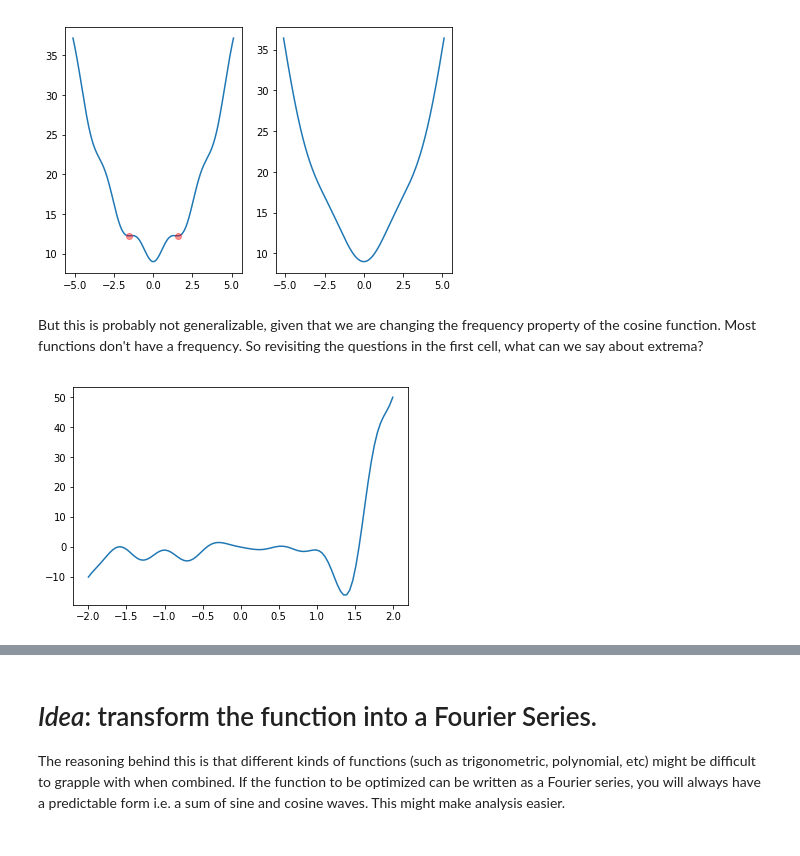
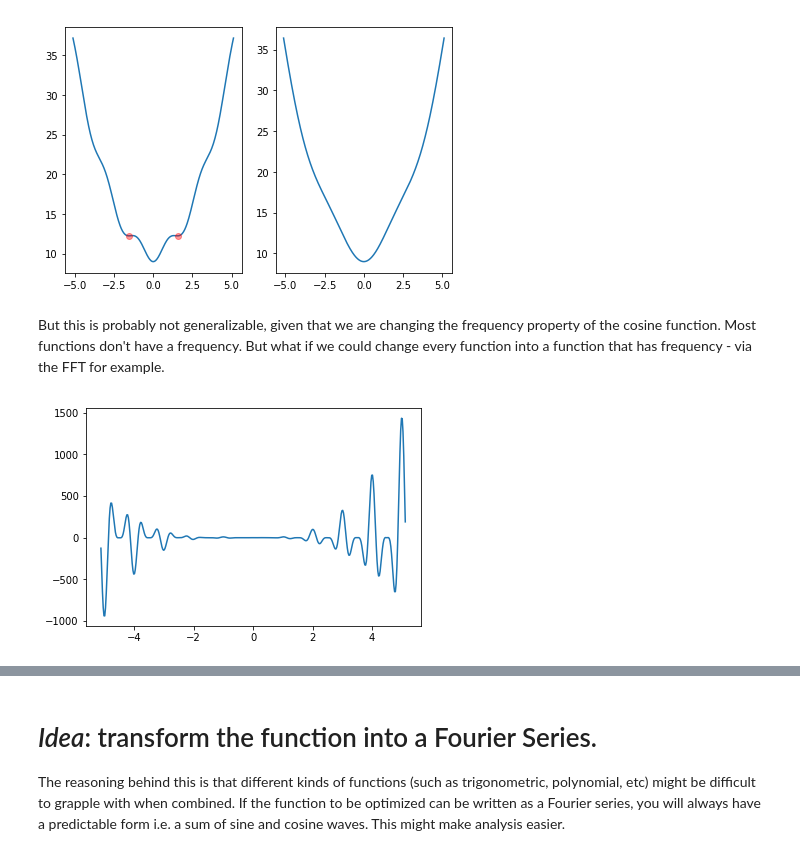
Before and after one commit to ZenPylon/intro-ml-python, a Jupyter notebook: Extrema-Flattening.ipynb, the cells around one changed output, grey strips where cells are left out. Saved outputs shown, nothing was run; the diff lists cells and outputs as text; code cells hidden in the pictures.

```diff
--- a/Extrema-Flattening.ipynb
+++ b/Extrema-Flattening.ipynb
@@ -64,12 +65,11 @@ plt.show()
 # %% [output]
 [figure]
 # %% [markdown]
-But this is probably not generalizable, given that we are changing the frequency property of the cosine function.  Most functions don't have a frequency.  So revisiting the questions in the first cell, what can we say about extrema?
+But this is probably not generalizable, given that we are changing the frequency property of the cosine function.  Most functions don't have a frequency.  But what if we could change every function into a function that has frequency - via the FFT for example.
 # %%
-
-y = (5 * np.cos(np.pi*x) + 2*np.cos(2 * np.pi*x) - 2 * np.cos(3 * np.pi*x)) * (x**3 + x**2 - x)
-x = np.linspace(-2, 2, 100)
+# Complicated function
+y = (3 * np.cos(1 * 2*np.pi*x) + 5*np.cos(2 * 2*np.pi*x) + 2 * np.cos(3 * 2*np.pi*x)) * (x**3 + x**2 - x)
 plt.plot(x, y)
 plt.show()
 # %% [output]
-[figure, old version]
+[figure, new version]
```
Also changed, not shown: parts of 3 cells of this notebook.
